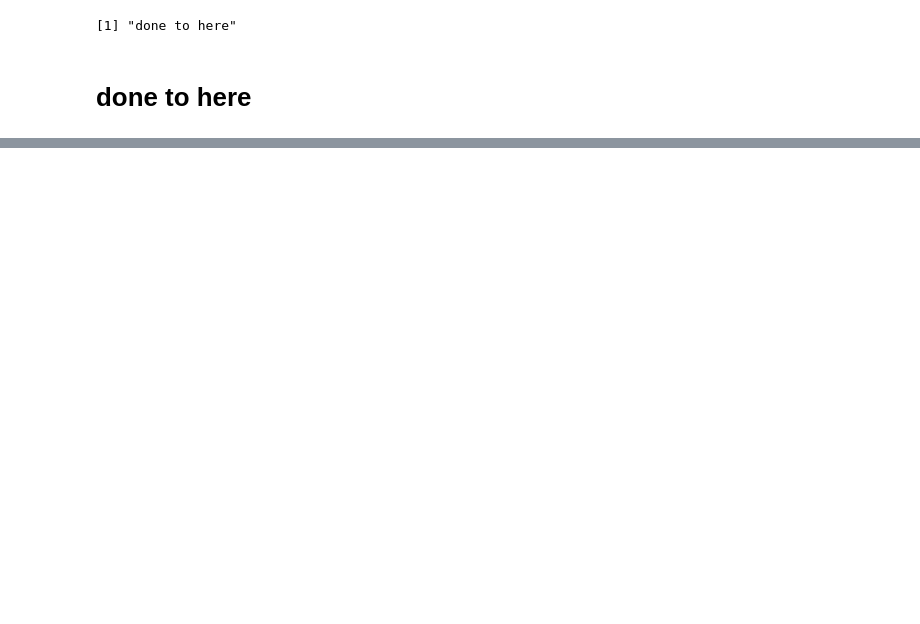
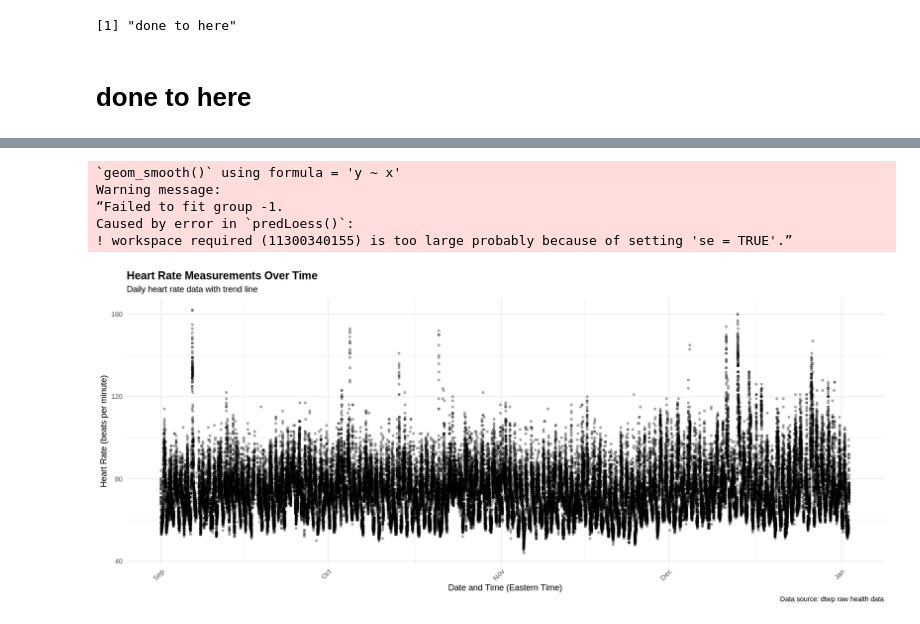
Before and after one commit to mahoneyjustinnj/myGarminHealth_JM, a Jupyter notebook: analyzingGarminHeartDataColab.ipynb, the cells around one changed output, grey strips where cells are left out. Cells and saved outputs as stored; diff of their text form; code cells hidden in the pictures; blank space fills up the shorter version.

```diff
--- a/analyzingGarminHeartDataColab.ipynb
+++ b/analyzingGarminHeartDataColab.ipynb
@@ -1008,0 +576,17 @@ ERROR: Error in parse(text = input): <text>:165:9: unexpected symbol
+# %%
+#$$
+# data already created from dtwp2 with columns: calendarDate, time, heartrate
+# Just rename and reorder columns for clarity
+
+data <- data %>%
+  rename(
+    date = calendarDate
+  ) %>%
+  select(date, time, heartrate)
+
+# Track data dataframe with description
+fx(data, "data renamed and reordered columns:  date, time, heartrate")
+
+#$$
+# Display first few rows of processed data
+#show_tb(data, 10)
@@ -1156,47 +932,39 @@ print(combined_plot)
 # %%
-# Create summary statistics for heart rate data
-data_summary <- data %>%
-  mutate(date_et = date(time)) %>%  # Extract date from time column in Eastern Time
-  group_by(date_et) %>%  # Group measurements by date in Eastern Time
-  summarise(
-    mean_hr = mean(heartrate, na.rm = TRUE),      # Calculate average heart rate per day
-    median_hr = median(heartrate, na.rm = TRUE),  # Calculate median heart rate per day
-    min_hr = min(heartrate, na.rm = TRUE),        # Calculate minimum heart rate per day
-    max_hr = max(heartrate, na.rm = TRUE),        # Calculate maximum heart rate per day
-    sd_hr = sd(heartrate, na.rm = TRUE),          # Calculate standard deviation per day
-    n = n(),                                       # Count number of measurements per day
-    .groups = 'drop'  # Drop grouping after summarization
-  )
 
-# Track data_summary dataframe with description
-fx(data_summary, "data_summary contains daily heart rate statistics aggregated from data")
 
 #$$
 # Display first few rows of heart rate summary statistics
-show_tb(data_summary, 10)
+#show_tb(data_summary, 10)
 
 #$$
 # Create visualization of heart rate trends over time
 hr_plot <- data %>%
   ggplot(aes(x = time, y = heartrate)) +  # Map time to x-axis, heart rate to y-axis
   geom_point(alpha = 0.3, size = 1) +         # Add points with transparency to show density
   geom_smooth(method = "loess", se = TRUE) +  # Add LOESS smoothing line with confidence interval
   labs(
     title = "Heart Rate Measurements Over Time",           # Main plot title
     subtitle = "Daily heart rate data with trend line",    # Descriptive subtitle
     x = "Date and Time (Eastern Time)",                    # X-axis label
     y = "Heart Rate (beats per minute)",                   # Y-axis label
     caption = "Data source: dtwp raw health data"          # Data source attribution
   ) +
   theme_minimal() +                           # Use minimal clean theme
   theme(
     axis.text.x = element_text(angle = 45, hjust = 1),  # Rotate x-axis labels for readability
     plot.title = element_text(face = "bold", size = 14),  # Bold title with larger font
     plot.subtitle = element_text(size = 11)               # Subtitle with standard font
   )
 
 # Display the heart rate plot
 print(hr_plot)
+# %% [output]
+`geom_smooth()` using formula = 'y ~ x'
+Warning message:
+“Failed to fit group -1.
+Caused by error in `predLoess()`:
+! workspace required (11300340155) is too large probably because of setting 'se = TRUE'.”
+[figure, added]
 # %%
 #$$
 # Create daily heart rate summary visualization
```
Also changed, not shown: parts of 27 cells of this notebook.
